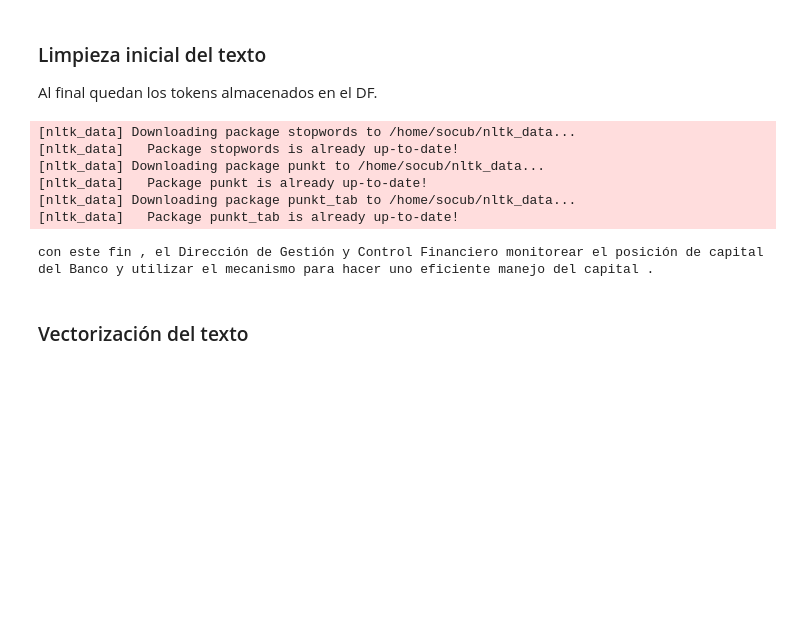
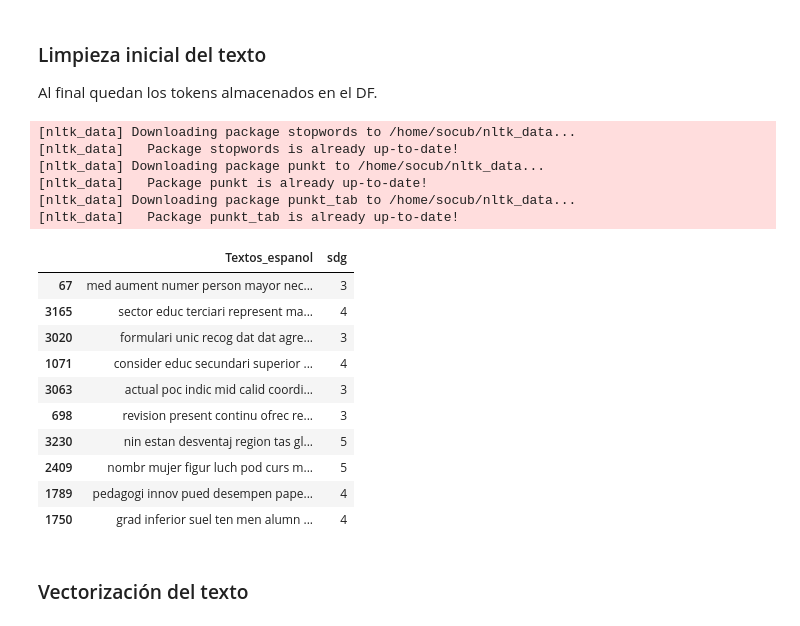
Before and after one commit to Sebasos01/BI_proyecto_1, a Jupyter notebook: proyecto_1_entrega_1.ipynb, the cells around one changed output. Saved outputs shown, nothing was run; the diff lists cells and outputs as text; code cells hidden in the pictures; blank space fills up the shorter version.

```diff
--- a/proyecto_1_entrega_1.ipynb
+++ b/proyecto_1_entrega_1.ipynb
@@ -217,7 +217,6 @@ Al final quedan los tokens almacenados en el DF.
 import unicodedata
 import nltk
 import re
-import spacy
 from nltk.corpus import stopwords
 from nltk.tokenize import word_tokenize
 from nltk.stem.snowball import SnowballStemmer
@@ -227,7 +226,6 @@ nltk.download('punkt')
 nltk.download('punkt_tab')
 stop_words = set(stopwords.words('spanish'))
 stemmer = SnowballStemmer("spanish")
-nlp = spacy.load("es_core_news_md")
 
 def find_sequences_of_uncommon_chars_bytes_detailed(dataframe, column_name, uncommon_chars_set):
     """
@@ -310,37 +308,48 @@ def replace_screen_display_with_fixed_utf8_from_sequences(dataframe, column_name
     return dataframe
 
 def clean_text(text):
     text = text.lower() # Pasa a minúsculas
     text = re.sub(r'[^\w\s]', '', text) # Elimina símbolos que no aportan información
     text = re.sub(r'\d+', '', text)  # Elimina números, se considera que no aportan información
     text = unicodedata.normalize('NFKD', text) # Convierte caracteres en su forma normal/estándar
     text = ''.join([c for c in text if not unicodedata.combining(c)]) # Elimina acentos
-    doc = nlp(text) # Lemmatize each word using spaCy
-    lemmas = [token.lemma_ for token in doc] # Lemmatize each word using spaCy
-    return ' '.join(lemmas)
+    word_tokens = word_tokenize(text) # Se obtienen los tokens
+    filtered_words = [word for word in word_tokens if word.lower() not in stop_words] # Se eliminan Stopwords
+    stems = [stemmer.stem(word) for word in filtered_words] # Se obtienen los stems de cada palabra
+    return ' '.join(stems)
 
 
 def normalize_df_text_column(df, column_name):
     uncommon_and_non_text_chars_info = find_uncommon_and_non_text_chars(df, column_name) # Obtiene caracteres raros pero que potencialmente aportan información
     sequences_of_uncommon_chars_bytes_detailed = find_sequences_of_uncommon_chars_bytes_detailed(df, column_name, uncommon_and_non_text_chars_info) # Obtiene todas las secuencias de caracteres anteriormente obtenidos
     df = replace_screen_display_with_fixed_utf8_from_sequences(df, column_name, sequences_of_uncommon_chars_bytes_detailed) # Arregla secuencias mal codificadas y que tienen una interpretación válida
     df[column_name] = df[column_name].apply(clean_text) # Limpia el texto
     return df
 
 
 df1 = normalize_df_text_column(df1, 'Textos_espanol')
 df2 = normalize_df_text_column(df2, 'Textos_espanol')
 df2['sdg'] = 0
 
 df1.sample(10)
 # %% [output]
 [nltk_data] Downloading package stopwords to /home/socub/nltk_data...
 [nltk_data]   Package stopwords is already up-to-date!
 [nltk_data] Downloading package punkt to /home/socub/nltk_data...
 [nltk_data]   Package punkt is already up-to-date!
 [nltk_data] Downloading package punkt_tab to /home/socub/nltk_data...
 [nltk_data]   Package punkt_tab is already up-to-date!
-con este fin , el Dirección de Gestión y Control Financiero monitorear el posición de capital del Banco y utilizar el mecanismo para hacer uno eficiente manejo del capital .
+|  | Textos_espanol | sdg |
+| 67 | med aument numer person mayor nec... | 3 |
+| 3165 | sector educ terciari represent ma... | 4 |
+| 3020 | formulari unic recog dat dat agre... | 3 |
+| 1071 | consider educ secundari superior ... | 4 |
+| 3063 | actual poc indic mid calid coordi... | 3 |
+| 698 | revision present continu ofrec re... | 3 |
+| 3230 | nin estan desventaj region tas gl... | 5 |
+| 2409 | nombr mujer figur luch pod curs m... | 5 |
+| 1789 | pedagogi innov pued desempen pape... | 4 |
+| 1750 | grad inferior suel ten men alumn ... | 4 |
 # %% [markdown]
 ### Vectorización del texto
 # %%
```
Also changed, not shown: parts of 6 cells of this notebook, 2 other files.
